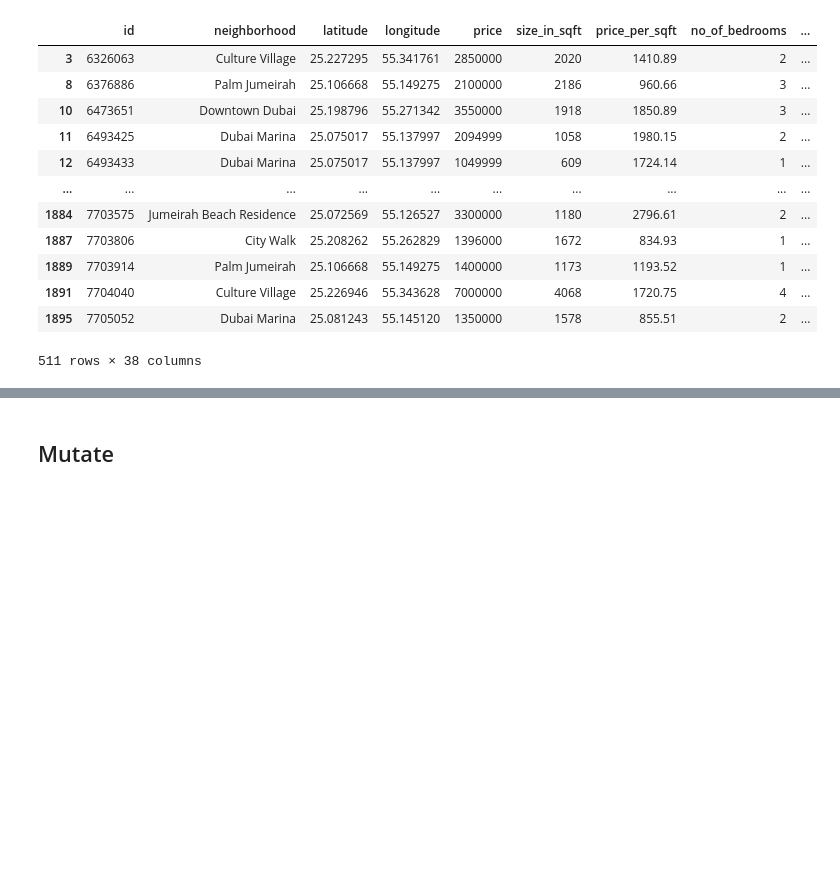
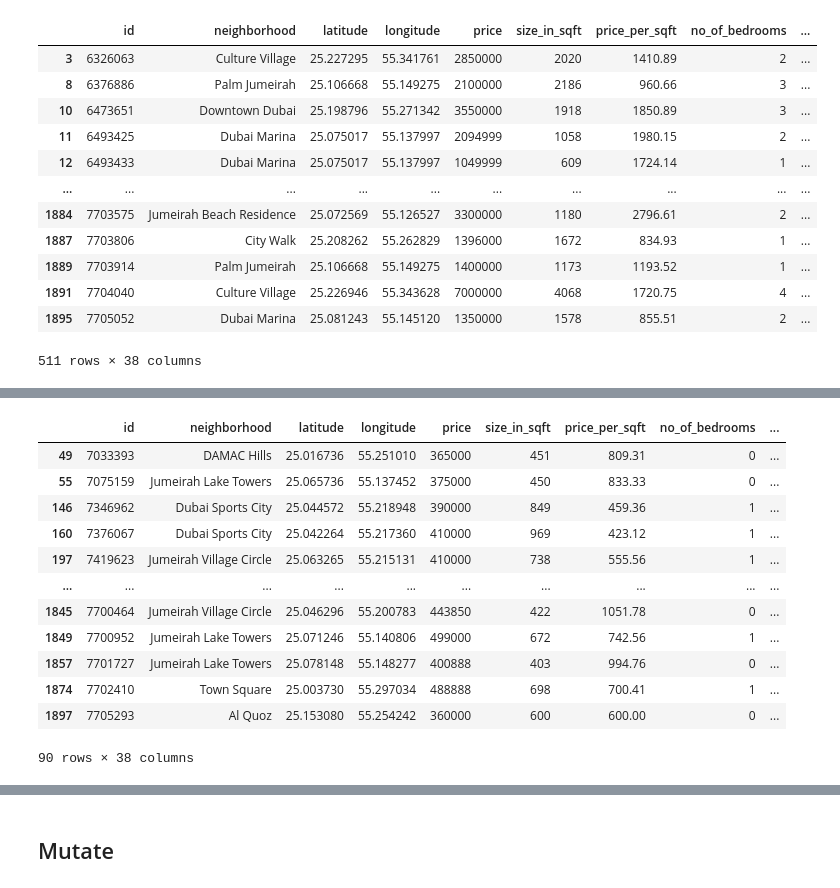
Before and after one commit to FabioScielzoOrtiz/Estadistica4all-blog, a Jupyter notebook: Data Manipulation in Python/Data Manipulation in Python for R users.ipynb, the cells around one changed output, grey strips where cells are left out. Drawn from its saved outputs; the diff is of its cells as text; code cells hidden in the pictures; blank space fills up the shorter version.

```diff
--- a/Data Manipulation in Python/Data Manipulation in Python for R users.ipynb
+++ b/Data Manipulation in Python/Data Manipulation in Python for R users.ipynb
@@ -453,0 +506,16 @@ data >> filter_by(X.quality == 'Low' , X.price > 500000 )
+# %%
+data >> filter_by( ~ ( (X.quality == 'Low') | (X.price > 500000) ) )
+# %% [output]
+|  | id | neighborhood | latitude | longitude | price | size_in_sqft | price_per_sqft | no_of_bedrooms | ... |
+| 49 | 7033393 | DAMAC Hills | 25.016736 | 55.251010 | 365000 | 451 | 809.31 | 0 | ... |
+| 55 | 7075159 | Jumeirah Lake Towers | 25.065736 | 55.137452 | 375000 | 450 | 833.33 | 0 | ... |
+| 146 | 7346962 | Dubai Sports City | 25.044572 | 55.218948 | 390000 | 849 | 459.36 | 1 | ... |
+| 160 | 7376067 | Dubai Sports City | 25.042264 | 55.217360 | 410000 | 969 | 423.12 | 1 | ... |
+| 197 | 7419623 | Jumeirah Village Circle | 25.063265 | 55.215131 | 410000 | 738 | 555.56 | 1 | ... |
+| ... | ... | ... | ... | ... | ... | ... | ... | ... | ... |
+| 1845 | 7700464 | Jumeirah Village Circle | 25.046296 | 55.200783 | 443850 | 422 | 1051.78 | 0 | ... |
+| 1849 | 7700952 | Jumeirah Lake Towers | 25.071246 | 55.140806 | 499000 | 672 | 742.56 | 1 | ... |
+| 1857 | 7701727 | Jumeirah Lake Towers | 25.078148 | 55.148277 | 400888 | 403 | 994.76 | 0 | ... |
+| 1874 | 7702410 | Town Square | 25.003730 | 55.297034 | 488888 | 698 | 700.41 | 1 | ... |
+| 1897 | 7705293 | Al Quoz | 25.153080 | 55.254242 | 360000 | 600 | 600.00 | 0 | ... |
+90 rows × 38 columns
```
Also changed, not shown: parts of 12 cells of this notebook, 1 other file.
